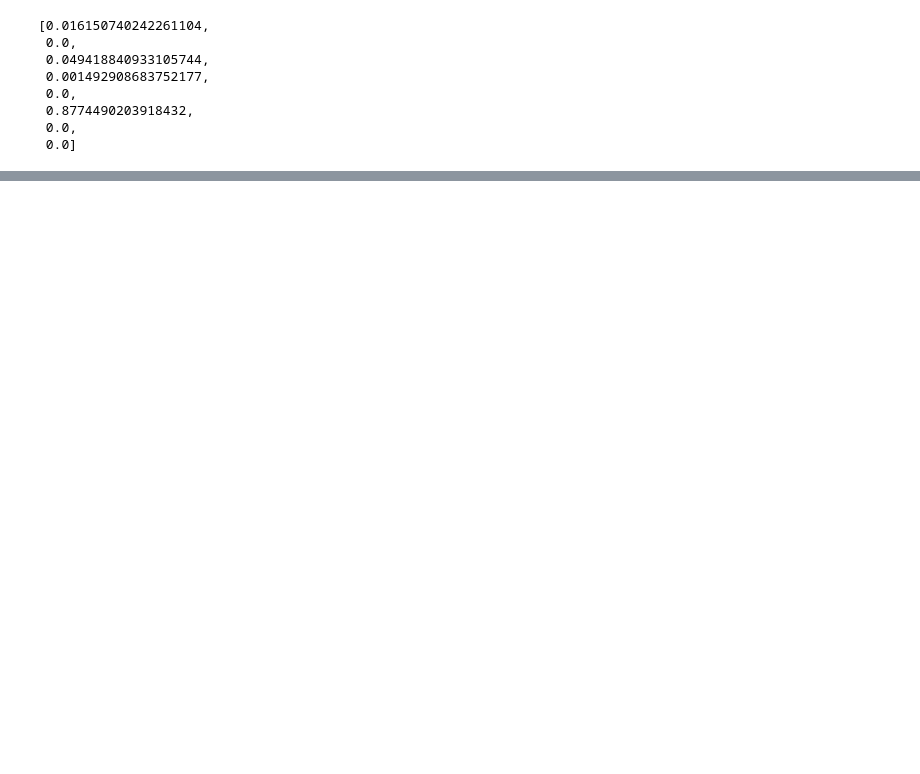
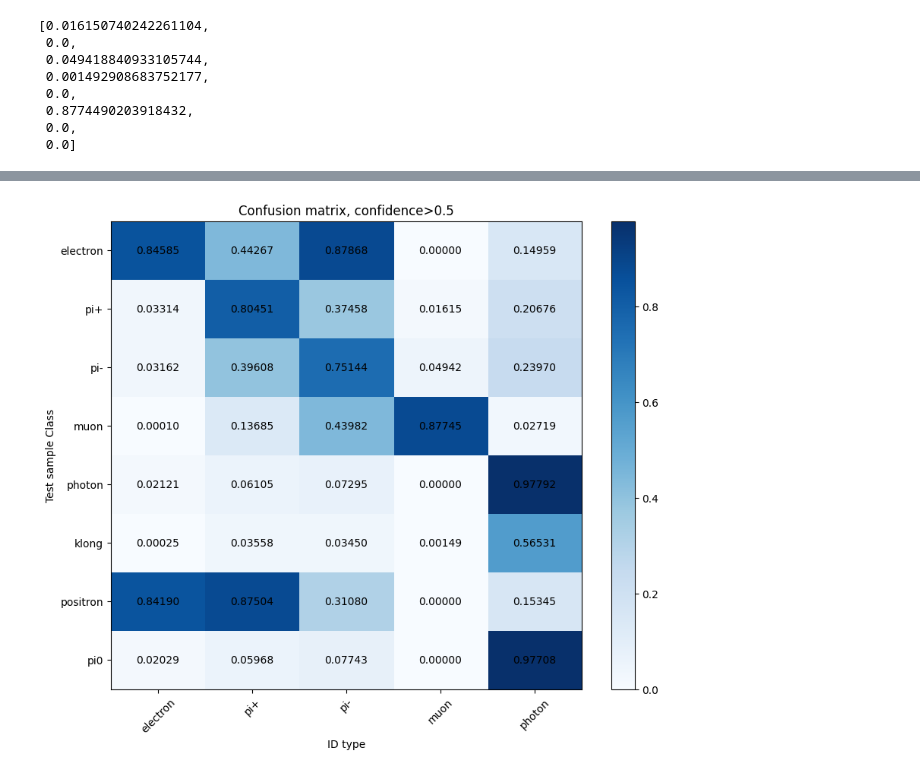
Before and after one commit to Dowling7/DQ_Dowling, a Jupyter notebook: new_ID/w_Ep/confusion_matrix.ipynb, the cells around one changed output, grey strips where cells are left out. Saved outputs shown, nothing was run; the diff lists cells and outputs as text; code cells hidden in the pictures; blank space fills up the shorter version.

```diff
--- a/new_ID/w_Ep/confusion_matrix.ipynb
+++ b/new_ID/w_Ep/confusion_matrix.ipynb
@@ -122,0 +133,47 @@ plt.savefig("5_col_confm.png")
+# %%
+import numpy as np
+import matplotlib.pyplot as plt
+
+# Your columns
+pp_column = [0.4426681891711866, 0.8045087483176312, 0.39608225636023736, 0.1368452618952419, 0.06104818583221348, 0.03558099029609355, 0.8750356091539265, 0.05968011458582]
+pm_column = [0.8786754210676563, 0.37457940780619114, 0.7514427375436885, 0.4398240703718513, 0.07295066231522365, 0.034502778468939205, 0.31079669547051564, 0.07742500198933715]
+e_column = [0.8458464173565515, 0.033142664872139974, 0.03161830447858246, 9.996001599360256e-05, 0.021213284699558455, 0.0002488181139586962, 0.841895356566328, 0.020291238959178802]
+m_column = [0.0, 0.016150740242261104, 0.049418840933105744, 0.8774490203918432, 0.0, 0.001492908683752177, 0.0, 0.0]
+ph_column = [0.14958606908364258, 0.20676312247644685, 0.23969763472323824, 0.027189124350259896, 0.9779228258782876, 0.5653147549141577, 0.15345171398727567, 0.9770828359990451]
+data = np.column_stack((e_column, pp_column, pm_column, m_column, ph_column))
+
+cm=data
+# Class labels for rows
+row_labels = ["electron", "pi+",  "pi-", "muon", "photon", "klong", "positron", "pi0"]
+
+# Column labels
+column_labels = ["electron", "pi+", "pi-", "muon", "photon"]
+
+# Plot heatmap
+fig, ax = plt.subplots(figsize=(10, 8)) # Increase the figure size for clarity
+cax = ax.imshow(cm, cmap=plt.cm.Blues, aspect='auto')
+
+# Add color bar
+fig.colorbar(cax)
+
+# Add text annotations.
+for (i, j), val in np.ndenumerate(cm):
+    ax.text(j, i, f"{val:.5f}", ha='center', va='center', color='black')
+
+# Set ticks and labels
+ax.set_xticks(np.arange(len(column_labels)))
+ax.set_yticks(np.arange(len(row_labels)))
+ax.set_xticklabels(column_labels)
+ax.set_yticklabels(row_labels)
+
+# Rotate the tick labels for clarity on the x-axis
+plt.xticks(rotation=45)
+
+# Set axis labels
+plt.xlabel('ID type')
+plt.ylabel('Test sample Class')
+
+plt.title('Confusion matrix, confidence>0.5')
+plt.savefig("re_col_confm.png")
+# %% [output]
+[figure, added]
```
Also changed, not shown: parts of 7 cells of this notebook, 12 other files.
